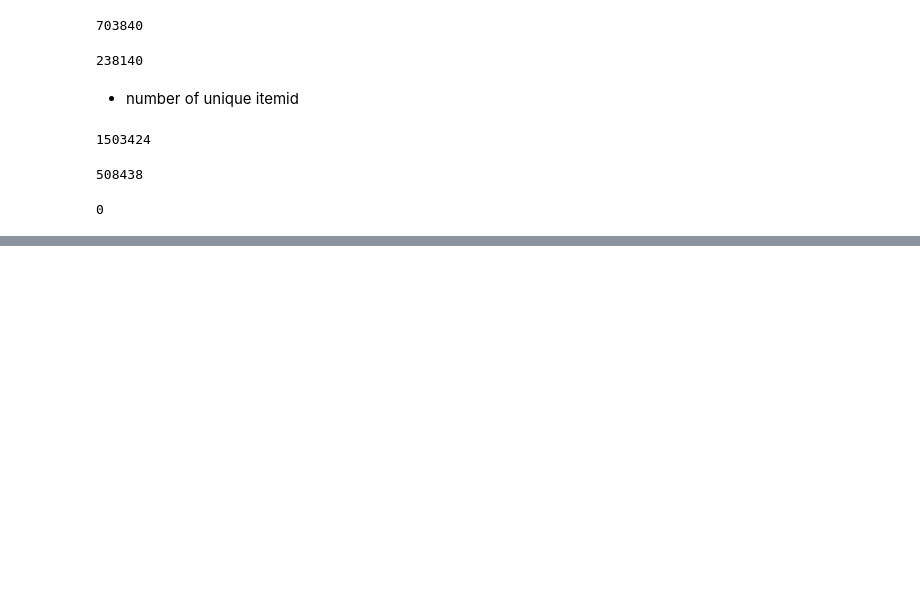
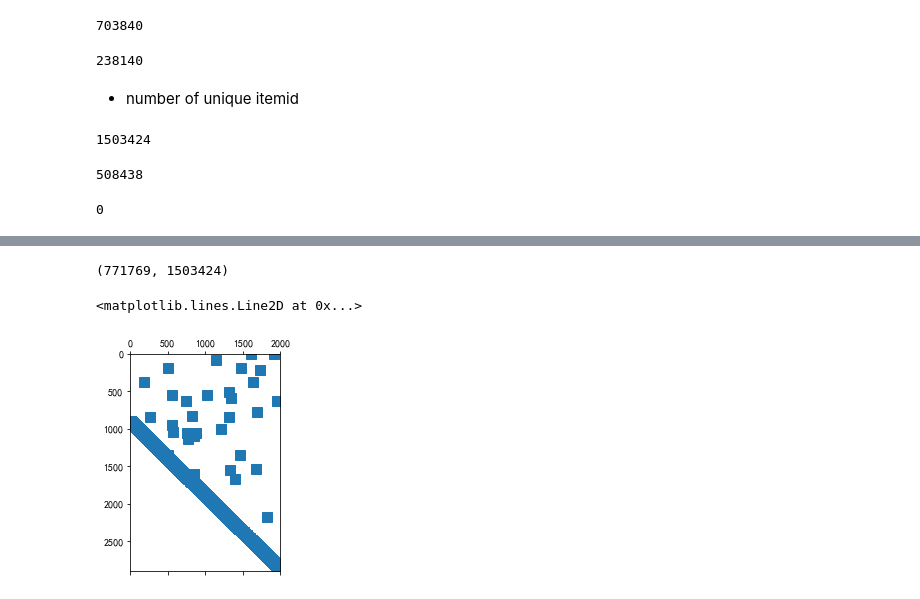
Before and after one commit to ihongChen/kaggle_Avito, a Jupyter notebook: src/eda1.ipynb, the cells around one changed output, grey strips where cells are left out. Cells and saved outputs as stored; diff of their text form; code cells hidden in the pictures; blank space fills up the shorter version.

Commit message:
eda1 sparse plot

```diff
--- a/src/eda1.ipynb
+++ b/src/eda1.ipynb
@@ -94,0 +133,4 @@ itmid_in_trn_test.size
+# %%
+df_uidx_iidx = pd.DataFrame()
+df_uidx_iidx['uidx']= df_train.user_id.map(rid_to_idx)
+df_uidx_iidx['iidx'] = iid_idx = df_train.item_id.map(cid_to_idx)
@@ -94,0 +143,10 @@ itmid_in_trn_test.size
+# %%
+I = df_uidx_iidx.uidx.as_matrix()
+J = df_uidx_iidx.iidx.as_matrix()
+V = np.ones(df_uidx_iidx.shape[0])
+
+ui_sp = sp.coo_matrix((V,(I,J)),dtype='uint8')
+# %%
+ui_sp.shape
+# %% [output]
+(771769, 1503424)
@@ -94,0 +155,7 @@ itmid_in_trn_test.size
+# %%
+ui_csr = ui_sp.tocsr()
+# %%
+plt.spy(ui_csr[100:3000,1000:3000])
+# %% [output]
+<matplotlib.lines.Line2D at 0x...>
+[figure, added]
```
Also changed, not shown: parts of 43 cells of this notebook.
